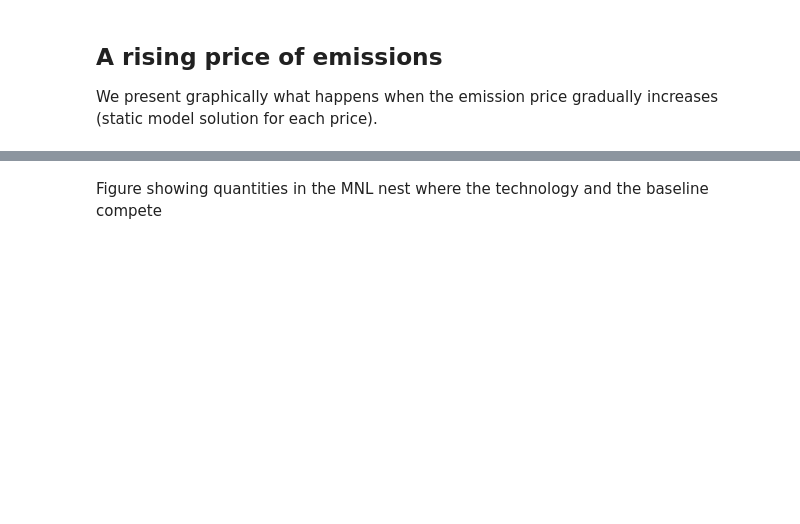
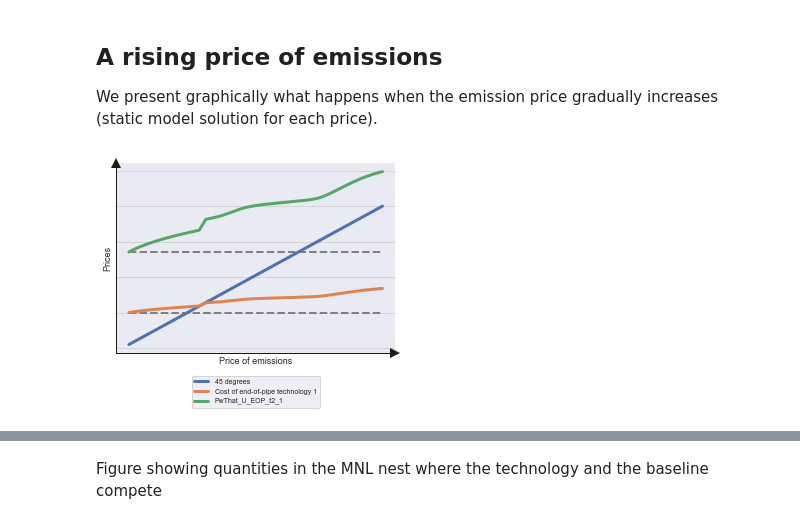
Before and after one commit to ChampionApe/GPM_v05, a Jupyter notebook: examples/Abatement/A4_simulation_figures.ipynb, the cells around one changed output, grey strips where cells are left out. Saved outputs shown, nothing was run; the diff lists cells and outputs as text; code cells hidden in the pictures; blank space fills up the shorter version.

Commit message:
Endogen elektricitetspris fungerer. Arbejder på figurerne til det

```diff
--- a/examples/Abatement/A4_simulation_figures.ipynb
+++ b/examples/Abatement/A4_simulation_figures.ipynb
@@ -8,0 +7,11 @@ explore = False
+# %%
+if True:
+    elec = True
+    currapp = False
+    catalog = "main_catalog"
+    from matplotlib.ticker import NullFormatter
+    from cycler import cycler
+    import warnings
+    warnings.filterwarnings("error", category=UserWarning)
+    import seaborn as sns
+    sns.set_theme()
@@ -15,8 +26,12 @@ if currapp:
     currapp_string = "_currapp"
 else:
     currapp_string = ""
+if elec:
+    elec_string = "_elec"
+else:
+    elec_string = ""
 if catalog == "main_catalog":
-    with (open(x_var + "_" + catalog + ".pkl", "rb")) as f:
+    with (open(x_var + "_" + catalog + elec_string + ".pkl", "rb")) as f:
         df = pickle.load(f)
 elif catalog == "categoryexperiment":
     df = {}
@@ -39,6 +54,7 @@ def translate(col):
         "M0":"Emissions",
         "pM":"Price of emissions",
         "PwThat_basetech_EH_oil":"Effective oil price",
+        "PwThat_basetech_EH_electricity":"Effective electricity price",
         "PwThat_basetech_EH_oil_linear":"Oil price without end-of-pipe",
         "qD_basetech_EH_oil":"Oil use",
         "qD_basetech_EH_electricity":"Electricity use",
@@ -124,3 +141,31 @@ elif catalog == "categoryexperiment_ID":
     vlines = df[["PwThat_U_ID_t1_1"]].mean().to_list()
 elif catalog == "categoryexperiment":
     vlines = df["EOP"][["PwThat_U_EOP_t1_1"]].mean().to_list()
+# %%
+if elec:
+    fig = plt.figure(figsize=(5, 3.5))
+    fig.add_subplot(1,1,1)
+    ax = fig.get_axes()[0]
+    ax.plot(df.index, df.index, label="45 degrees", linewidth=3)
+    col = "PwThat_U_EOP_t1_1"
+    ax.hlines(y=df[col].values[0], xmin=df.index.min(), xmax=df.index.max(), ls="--", color="grey", lw=2)
+    ax.plot(df.index, df[col], label="Cost of end-of-pipe technology 1", linewidth=3)
+    col = "PwThat_U_EOP_t2_1"
+    ax.hlines(y=df[col].values[0], xmin=df.index.min(), xmax=df.index.max(), ls="--", color="grey", lw=2)
+    ax.plot(df.index, df[col], label=translate(col), linewidth=3)
+    #col = "PwThat_basetech_EH_electricity"
+    #ax2 = ax.twinx()
+    #ax.plot(df.index, df[col], label=translate(col), linewidth=3)
+
+    lines, labels = ax.get_legend_handles_labels()
+#     lines = lines + ax2.get_legend_handles_labels()[0]
+#     labels = labels + ax2.get_legend_handles_labels()[1]
+    ax.legend(lines, labels, fontsize=7, loc="upper center", bbox_to_anchor=(0.5, -0.1), frameon=True, handletextpad=1, handlelength=1.9, columnspacing=1)
+#     format_double_axes(ax, ax2, "Price of emissions", "Oil price, oil usage")
+    format_single_axis(ax, "Price of emissions", "Prices")
+    ax.set_autoscale_on(False)
+    ax.plot(ax.get_xlim()[0], ax.get_ylim()[1], "^k", clip_on=False, lw=2, markersize=10)
+    ax.plot(ax.get_xlim()[1], ax.get_ylim()[0], ">k", clip_on=False, lw=2, markersize=10)
+    fig.savefig("prices_" + catalog + elec_string + ".pdf", bbox_inches="tight", transparent=True, facecolor="none", edgecolor='none')
+# %% [output]
+[figure, added]
```
Also changed, not shown: parts of 8 cells of this notebook, 17 other files.
